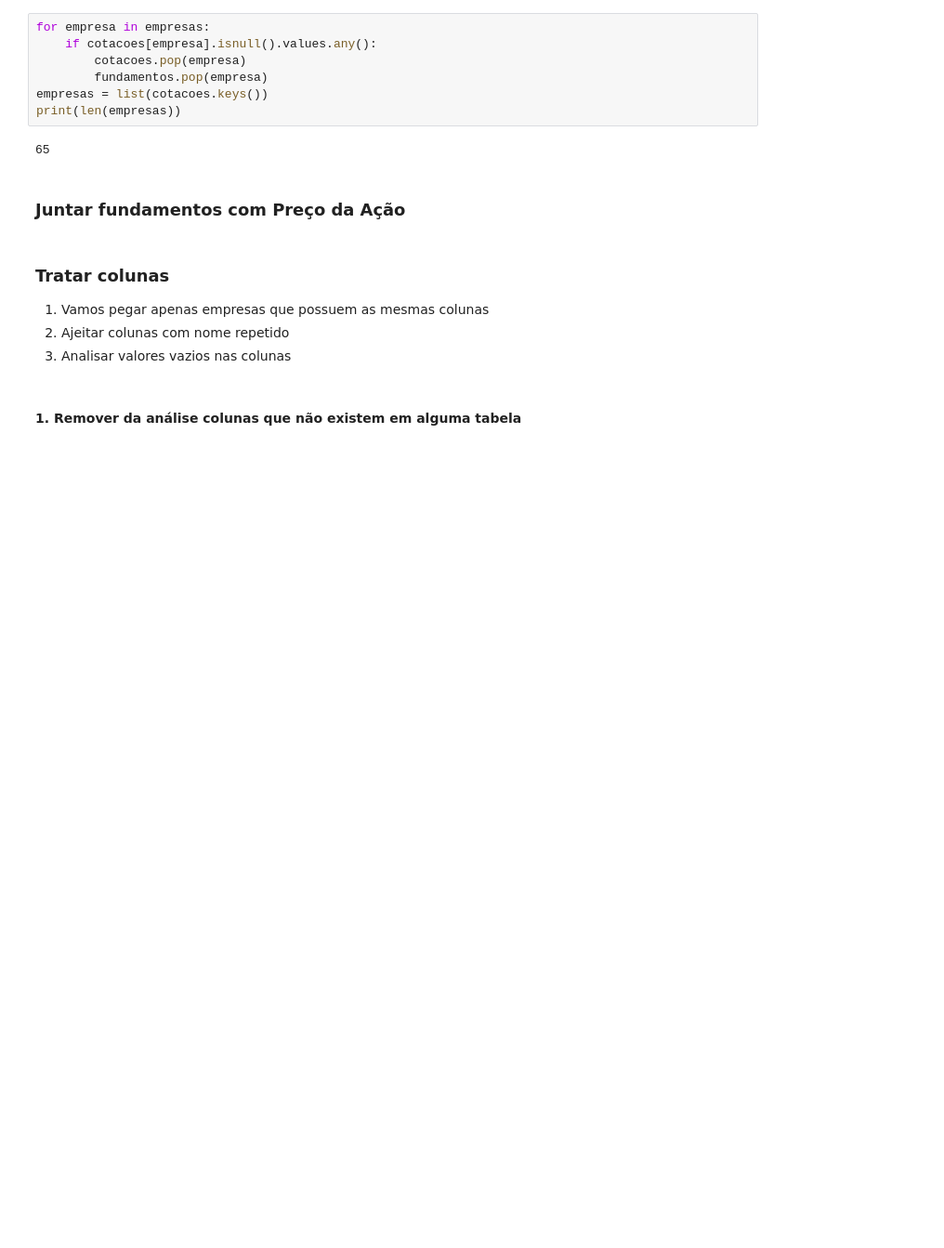
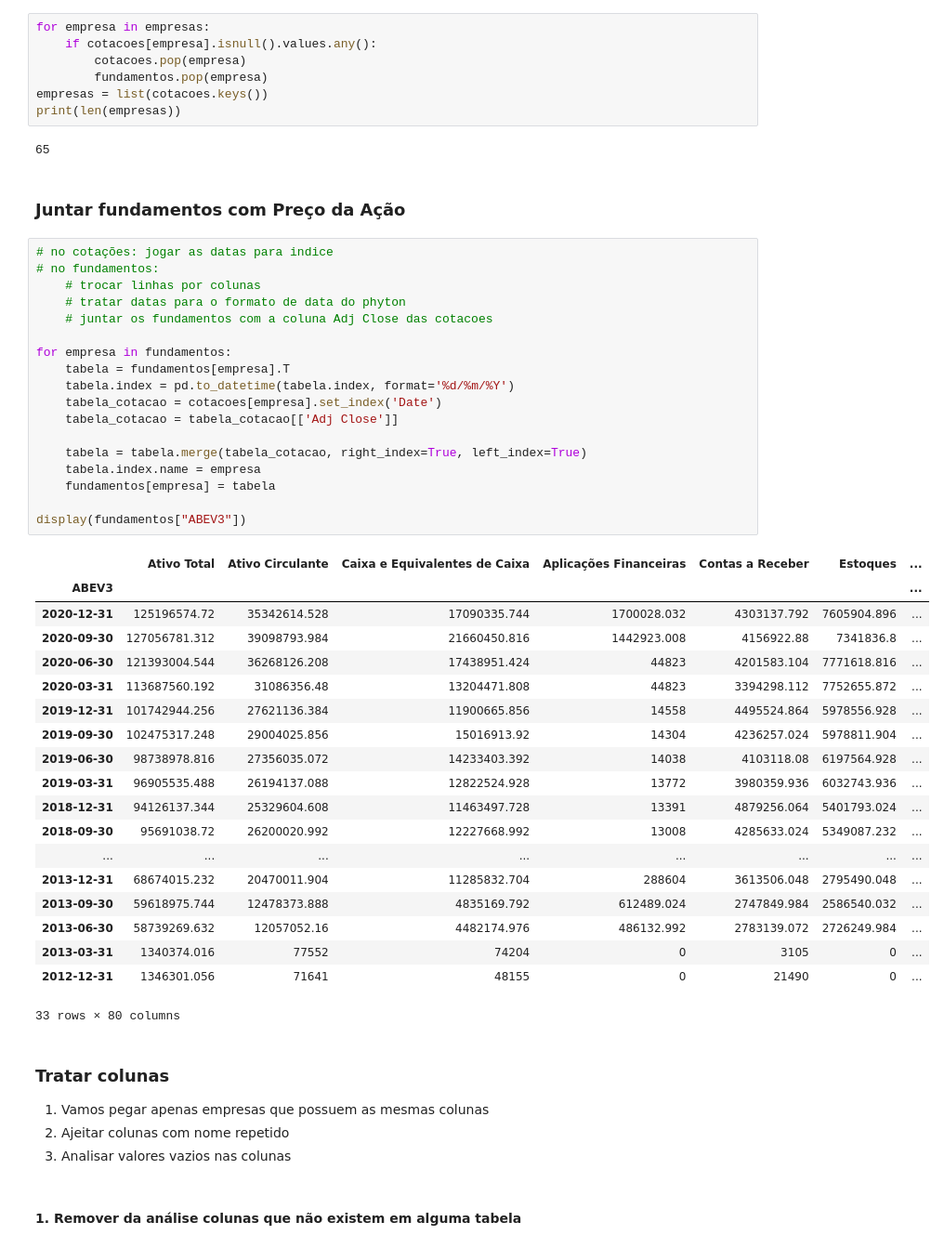
Before and after one commit to andrericardoweb/projeto_ia_acoes, a Jupyter notebook: Arquivo Inicial.ipynb, the cells around one changed output. Shown at 93% size. Cells and saved outputs as stored; diff of their text form; blank space fills up the shorter version.

Commit message:
Juntar fundamentos com Preço da Ação

```diff
--- a/Arquivo Inicial.ipynb
+++ b/Arquivo Inicial.ipynb
@@ -97,6 +97,44 @@ print(len(empresas))
 65
 # %% [markdown]
 ### Juntar fundamentos com Preço da Ação
+# %%
+# no cotações: jogar as datas para indice
+# no fundamentos:
+    # trocar linhas por colunas
+    # tratar datas para o formato de data do phyton
+    # juntar os fundamentos com a coluna Adj Close das cotacoes
+
+for empresa in fundamentos:
+    tabela = fundamentos[empresa].T
+    tabela.index = pd.to_datetime(tabela.index, format='%d/%m/%Y')
+    tabela_cotacao = cotacoes[empresa].set_index('Date')
+    tabela_cotacao = tabela_cotacao[['Adj Close']]
+
+    tabela = tabela.merge(tabela_cotacao, right_index=True, left_index=True)
+    tabela.index.name = empresa
+    fundamentos[empresa] = tabela
+
+display(fundamentos["ABEV3"])
+# %% [output]
+|  | Ativo Total | Ativo Circulante | Caixa e Equivalentes de Caixa | Aplicações Financeiras | Contas a Receber | Estoques | ... |
+| ABEV3 |  |  |  |  |  |  | ... |
+| 2020-12-31 | 125196574.72 | 35342614.528 | 17090335.744 | 1700028.032 | 4303137.792 | 7605904.896 | ... |
+| 2020-09-30 | 127056781.312 | 39098793.984 | 21660450.816 | 1442923.008 | 4156922.88 | 7341836.8 | ... |
+| 2020-06-30 | 121393004.544 | 36268126.208 | 17438951.424 | 44823 | 4201583.104 | 7771618.816 | ... |
+| 2020-03-31 | 113687560.192 | 31086356.48 | 13204471.808 | 44823 | 3394298.112 | 7752655.872 | ... |
+| 2019-12-31 | 101742944.256 | 27621136.384 | 11900665.856 | 14558 | 4495524.864 | 5978556.928 | ... |
+| 2019-09-30 | 102475317.248 | 29004025.856 | 15016913.92 | 14304 | 4236257.024 | 5978811.904 | ... |
+| 2019-06-30 | 98738978.816 | 27356035.072 | 14233403.392 | 14038 | 4103118.08 | 6197564.928 | ... |
+| 2019-03-31 | 96905535.488 | 26194137.088 | 12822524.928 | 13772 | 3980359.936 | 6032743.936 | ... |
+| 2018-12-31 | 94126137.344 | 25329604.608 | 11463497.728 | 13391 | 4879256.064 | 5401793.024 | ... |
+| 2018-09-30 | 95691038.72 | 26200020.992 | 12227668.992 | 13008 | 4285633.024 | 5349087.232 | ... |
+| ... | ... | ... | ... | ... | ... | ... | ... |
+| 2013-12-31 | 68674015.232 | 20470011.904 | 11285832.704 | 288604 | 3613506.048 | 2795490.048 | ... |
+| 2013-09-30 | 59618975.744 | 12478373.888 | 4835169.792 | 612489.024 | 2747849.984 | 2586540.032 | ... |
+| 2013-06-30 | 58739269.632 | 12057052.16 | 4482174.976 | 486132.992 | 2783139.072 | 2726249.984 | ... |
+| 2013-03-31 | 1340374.016 | 77552 | 74204 | 0 | 3105 | 0 | ... |
+| 2012-12-31 | 1346301.056 | 71641 | 48155 | 0 | 21490 | 0 | ... |
+33 rows × 80 columns
 # %% [markdown]
 ### Tratar colunas
 
```
